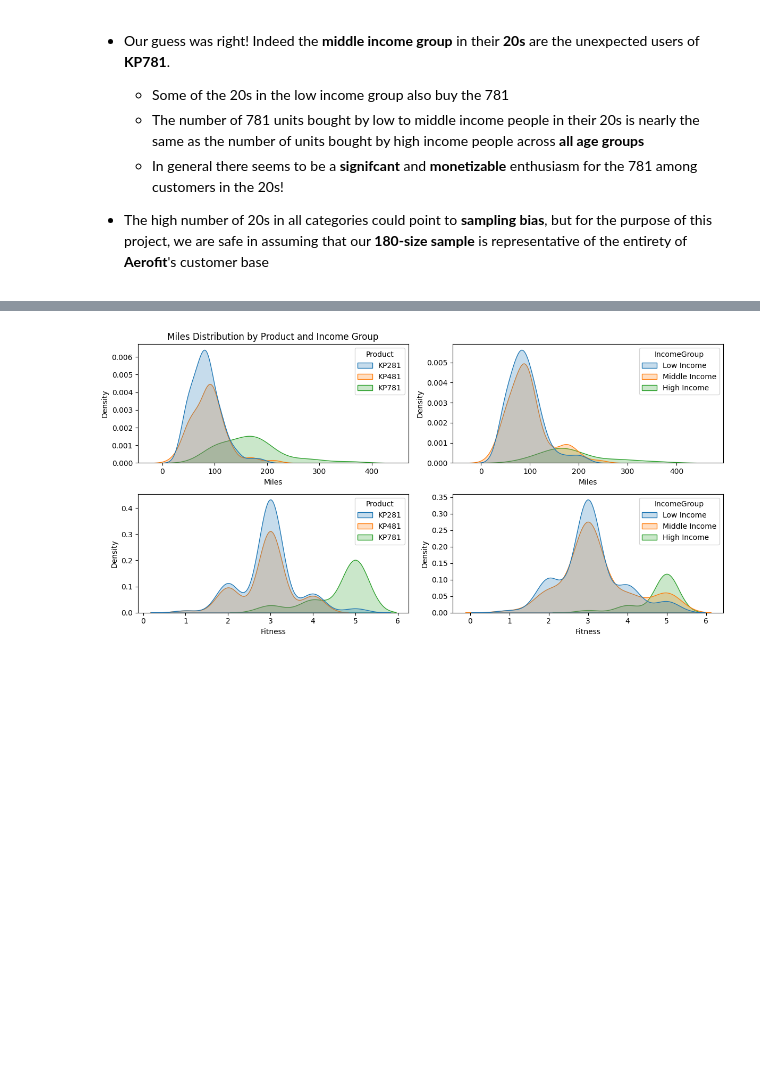
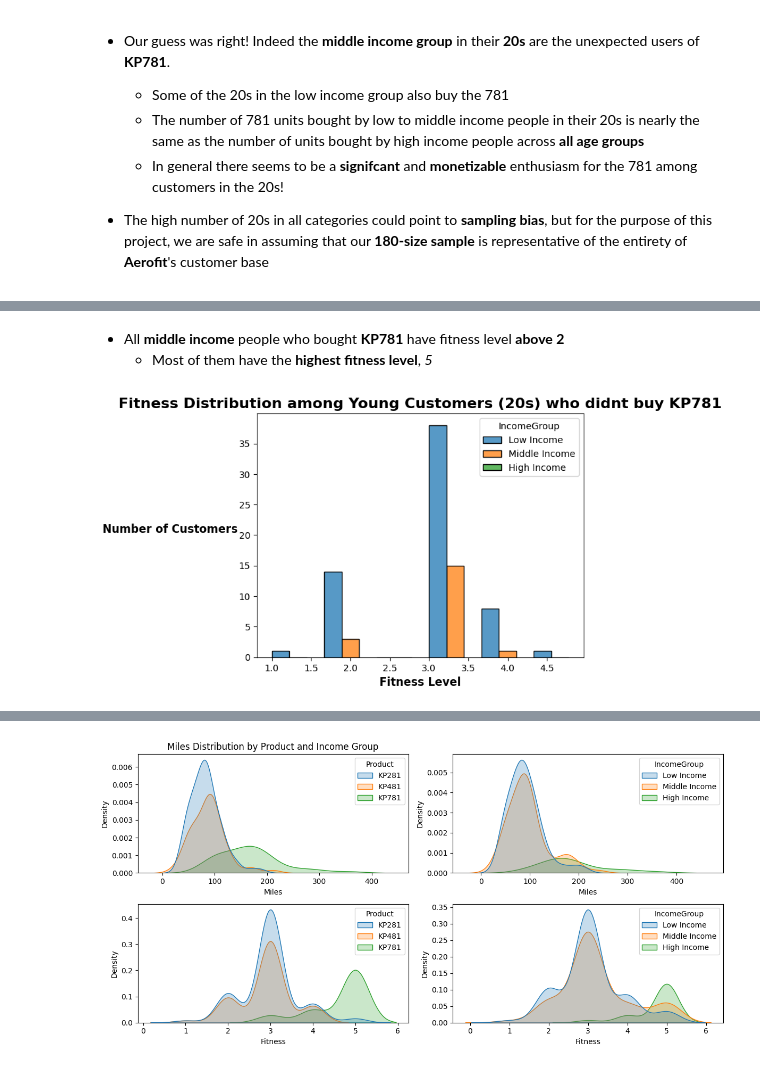
Before and after one commit to manipuppeteer/Data-Science-and-ML-Projects, a Jupyter notebook: Business case study treadmill/CaseStudy.ipynb, the cells around one changed output, grey strips where cells are left out. Drawn from its saved outputs; the diff is of its cells as text; code cells hidden in the pictures; blank space fills up the shorter version.

```diff
--- a/Business case study treadmill/CaseStudy.ipynb
+++ b/Business case study treadmill/CaseStudy.ipynb
@@ -385,0 +388,12 @@ plt.show()
+# %% [markdown]
+- All **middle income** people who bought **KP781** have fitness level **above 2**
+    - Most of them have the **highest fitness level**, *5*
+# %%
+young_781_avoiders = data.query("Product != 'KP781' and AgeGroup == '20s'")
+sns.histplot(data=young_781_avoiders, x='Fitness', bins=10, color='purple', binwidth=0.7, hue='IncomeGroup', multiple='dodge')
+plt.title('Fitness Distribution among Young Customers (20s) who didnt buy KP781', fontsize=16, fontweight='bold')
+plt.xlabel('Fitness Level', fontsize=12, fontweight='bold')
+plt.ylabel('Number of Customers', rotation=0, labelpad=75, fontsize=12, fontweight='bold')
+plt.show()
+# %% [output]
+[figure, added]
```
Also changed, not shown: parts of 7 cells of this notebook.
